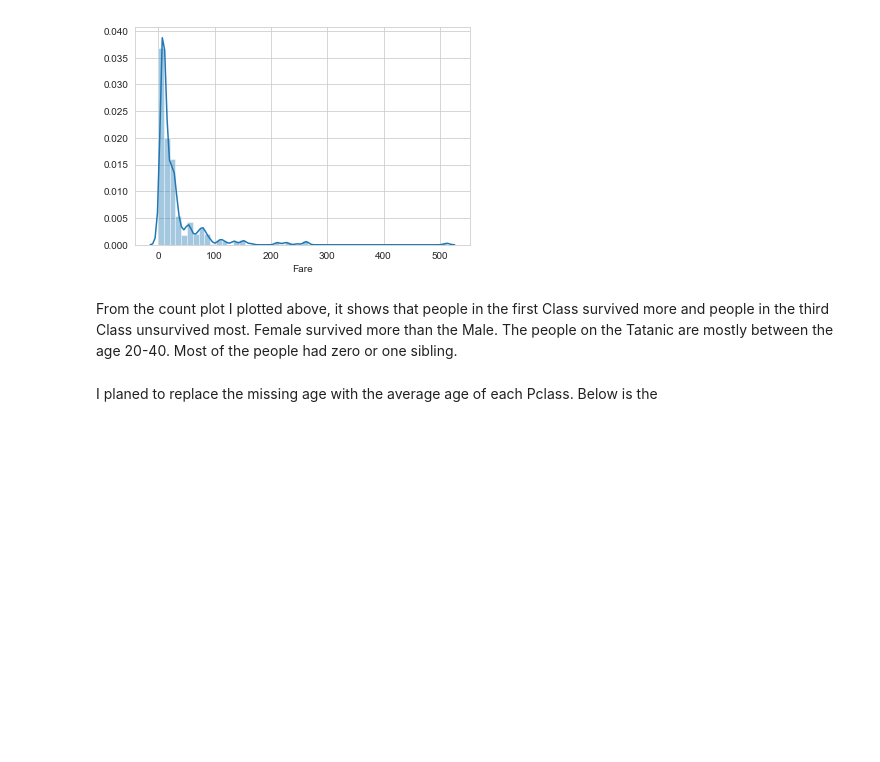
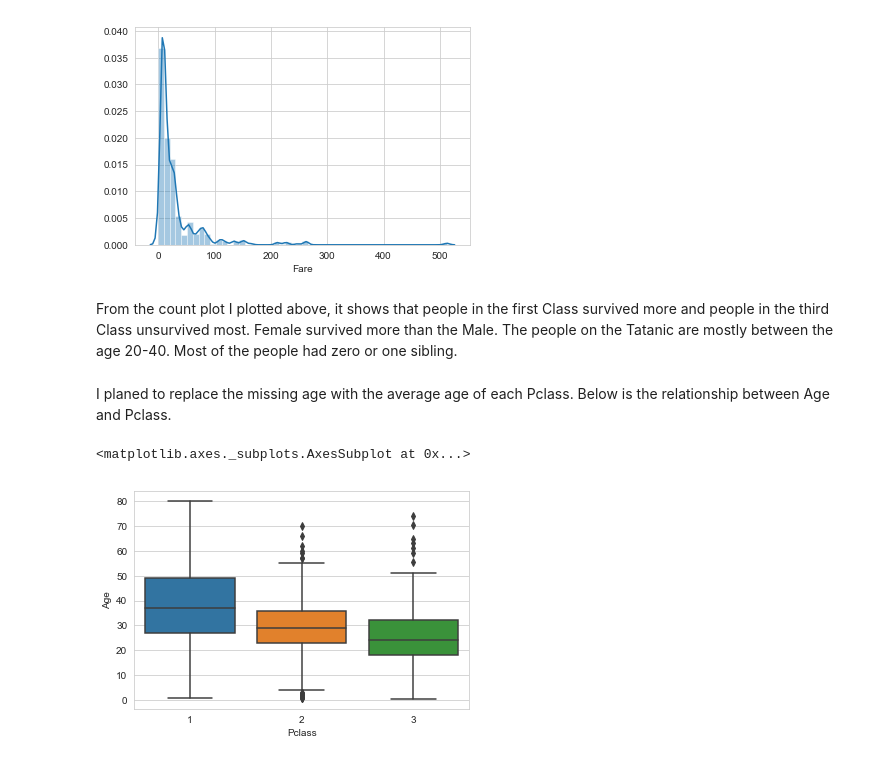
Before and after one commit to JingyiZ9/Kaggle-Competition, a Jupyter notebook: Titanic/Titanic Data Anlysis.ipynb, the cells around one changed output. Drawn from its saved outputs; the diff is of its cells as text; code cells hidden in the pictures; blank space fills up the shorter version.

```diff
--- a/Titanic/Titanic Data Anlysis.ipynb
+++ b/Titanic/Titanic Data Anlysis.ipynb
@@ -81,4 +81,9 @@ sns.distplot(train['Fare'])
 # %% [markdown]
 From the count plot I plotted above, it shows that people in the first Class survived more and people in the third Class unsurvived most. Female survived more than the Male. The people on the Tatanic are mostly between the age 20-40. Most of the people had zero or one sibling.
 # %% [markdown]
-I planed to replace the missing age with the average age of each Pclass. Below is the
+I planed to replace the missing age with the average age of each Pclass. Below is the relationship between Age and Pclass.
+# %%
+sns.boxplot(x='Pclass', y='Age', data=train)
+# %% [output]
+<matplotlib.axes._subplots.AxesSubplot at 0x...>
+[figure, added]
```
Also changed, not shown: parts of 28 cells of this notebook, 3 other files.
